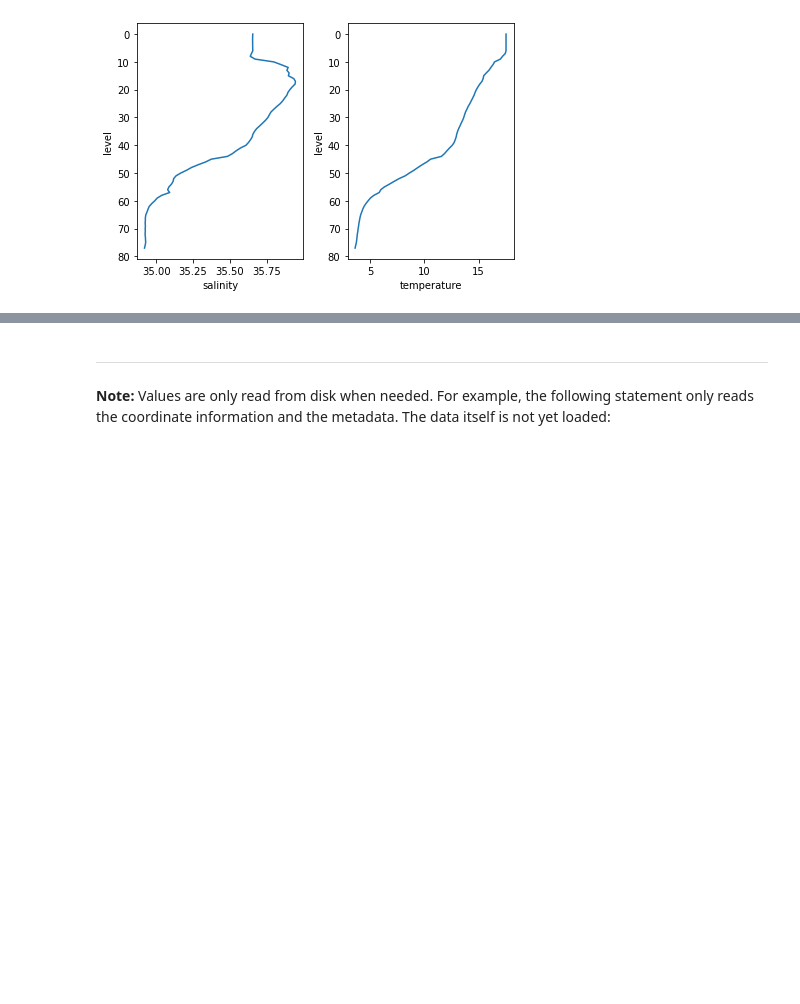
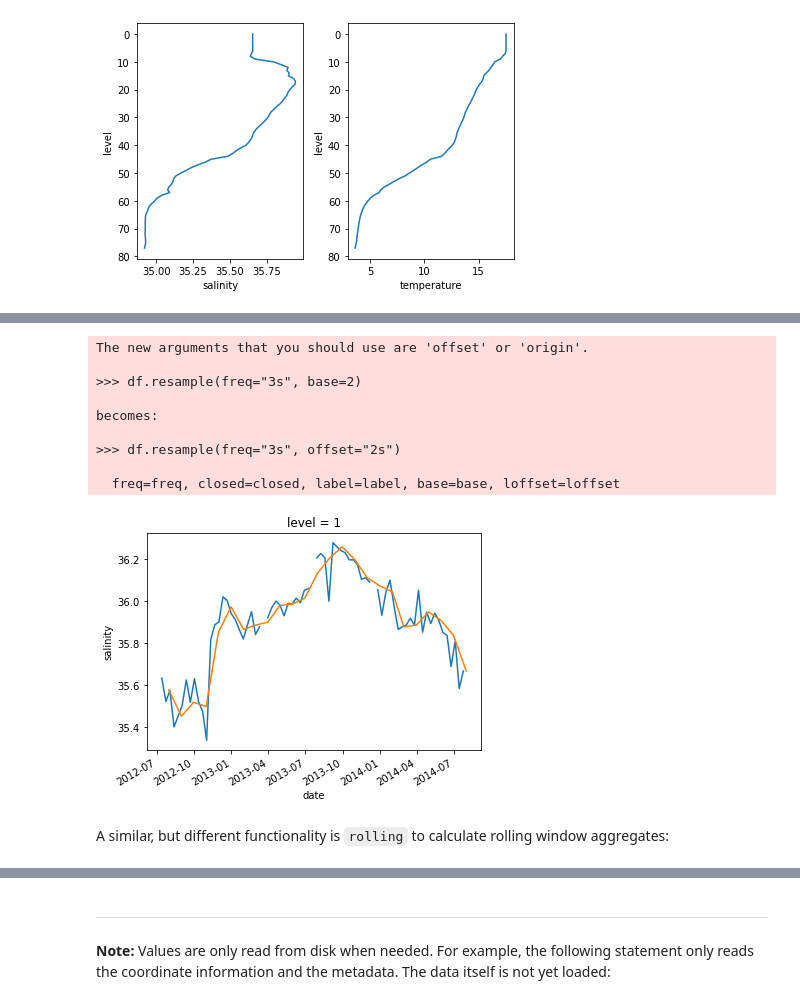
Before and after one commit to jorisvandenbossche/DS-python-geospatial, a Jupyter notebook: _solved/13-xarray.ipynb, the cells around one changed output, grey strips where cells are left out. Drawn from its saved outputs; the diff is of its cells as text; code cells hidden in the pictures; blank space fills up the shorter version.

```diff
--- a/_solved/13-xarray.ipynb
+++ b/_solved/13-xarray.ipynb
@@ -789,0 +808,2 @@ Data variables:
+# %%
+argo = xr.load_dataset("./data/argo_float.nc")
@@ -789,0 +884,16 @@ Data variables:
+# %%
+argo["salinity"].sel(level=1).plot.line(x="date");
+argo["salinity"].resample(date="1M").median().sel(level=1).plot.line(x="date");  # 1Y
+# %% [output]
+The new arguments that you should use are 'offset' or 'origin'.
+
+>>> df.resample(freq="3s", base=2)
+
+becomes:
+
+>>> df.resample(freq="3s", offset="2s")
+
+  freq=freq, closed=closed, label=label, base=base, loffset=loffset
+[figure, added]
+# %% [markdown]
+A similar, but different functionality is `rolling` to calculate rolling window aggregates:
```
Also changed, not shown: parts of 50 cells of this notebook.
